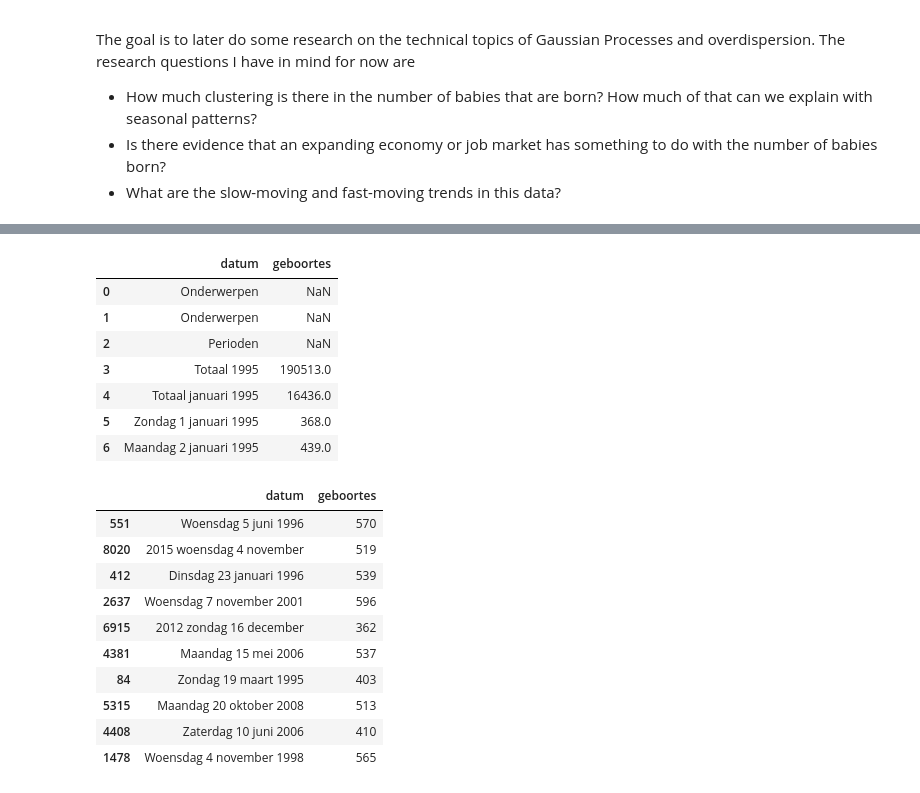
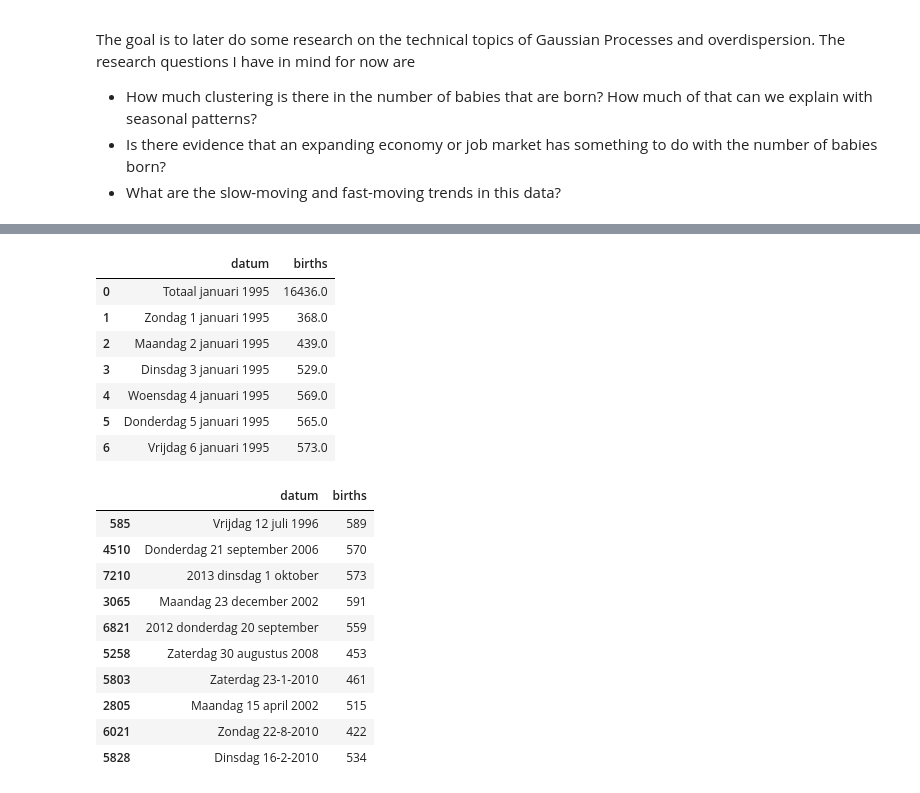
Before and after one commit to Gijs-Koot/Gijs-Koot.github.io, a Jupyter notebook: notebooks/birth-cleanup.ipynb, the cells around one changed output, grey strips where cells are left out. Drawn from its saved outputs; the diff is of its cells as text; code cells hidden in the pictures.

```diff
--- a/notebooks/birth-cleanup.ipynb
+++ b/notebooks/birth-cleanup.ipynb
@@ -23,35 +25,39 @@ Populating the interactive namespace from numpy and matplotlib
 # %%
 ## data is downloaded locally but can found through the links provided
 
-daily_ned = pd.read_csv("./data/Bevolkingsontwikkeli_171217121849.csv", encoding="latin-1", delimiter=";").reset_index()
-daily_ned.columns = ["datum", "geboortes"]
-daily_ned.geboortes = pd.to_numeric(daily_ned.geboortes, errors = "coerce")
+daily_ned = pd.read_csv("./data/Bevolkingsontwikkeli_171217121849.csv",
+                        encoding="latin-1",
+                        delimiter=";",
+                        skiprows=[1, 2, 3, 4]).reset_index()
+
+daily_ned.columns = ["datum", "births"]
+daily_ned.geboortes = pd.to_numeric(daily_ned.births, errors = "coerce")
 daily_ned.head(7)
 # %% [output]
-|  | datum | geboortes |
-| 0 | Onderwerpen | NaN |
-| 1 | Onderwerpen | NaN |
-| 2 | Perioden | NaN |
-| 3 | Totaal 1995 | 190513.0 |
-| 4 | Totaal januari 1995 | 16436.0 |
-| 5 | Zondag 1 januari 1995 | 368.0 |
-| 6 | Maandag 2 januari 1995 | 439.0 |
+|  | datum | births |
+| 0 | Totaal januari 1995 | 16436.0 |
+| 1 | Zondag 1 januari 1995 | 368.0 |
+| 2 | Maandag 2 januari 1995 | 439.0 |
+| 3 | Dinsdag 3 januari 1995 | 529.0 |
+| 4 | Woensdag 4 januari 1995 | 569.0 |
+| 5 | Donderdag 5 januari 1995 | 565.0 |
+| 6 | Vrijdag 6 januari 1995 | 573.0 |
 # %%
 ## removing the total columns and converting the numbers to ints
 
 daily_ned = daily_ned[~daily_ned.datum.str.lower().str.contains("totaal")].dropna()
-daily_ned.geboortes = daily_ned.geboortes.astype(int)
+daily_ned.births = daily_ned.births.astype(int)
 
 daily_ned.sample(10)
 # %% [output]
-|  | datum | geboortes |
-| 551 | Woensdag 5 juni 1996 | 570 |
-| 8020 | 2015 woensdag 4 november | 519 |
-| 412 | Dinsdag 23 januari 1996 | 539 |
-| 2637 | Woensdag 7 november 2001 | 596 |
-| 6915 | 2012 zondag 16 december | 362 |
-| 4381 | Maandag 15 mei 2006 | 537 |
-| 84 | Zondag 19 maart 1995 | 403 |
-| 5315 | Maandag 20 oktober 2008 | 513 |
-| 4408 | Zaterdag 10 juni 2006 | 410 |
-| 1478 | Woensdag 4 november 1998 | 565 |
+|  | datum | births |
+| 585 | Vrijdag 12 juli 1996 | 589 |
+| 4510 | Donderdag 21 september 2006 | 570 |
+| 7210 | 2013 dinsdag 1 oktober | 573 |
+| 3065 | Maandag 23 december 2002 | 591 |
+| 6821 | 2012 donderdag 20 september | 559 |
+| 5258 | Zaterdag 30 augustus 2008 | 453 |
+| 5803 | Zaterdag 23-1-2010 | 461 |
+| 2805 | Maandag 15 april 2002 | 515 |
+| 6021 | Zondag 22-8-2010 | 422 |
+| 5828 | Dinsdag 16-2-2010 | 534 |
```
Also changed, not shown: parts of 34 cells of this notebook, 10 other files.
